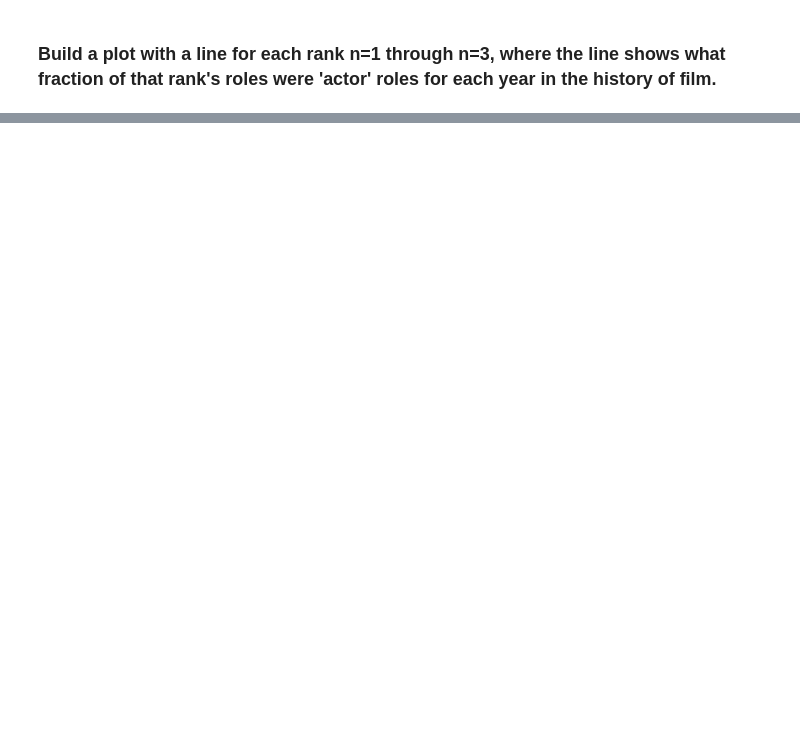
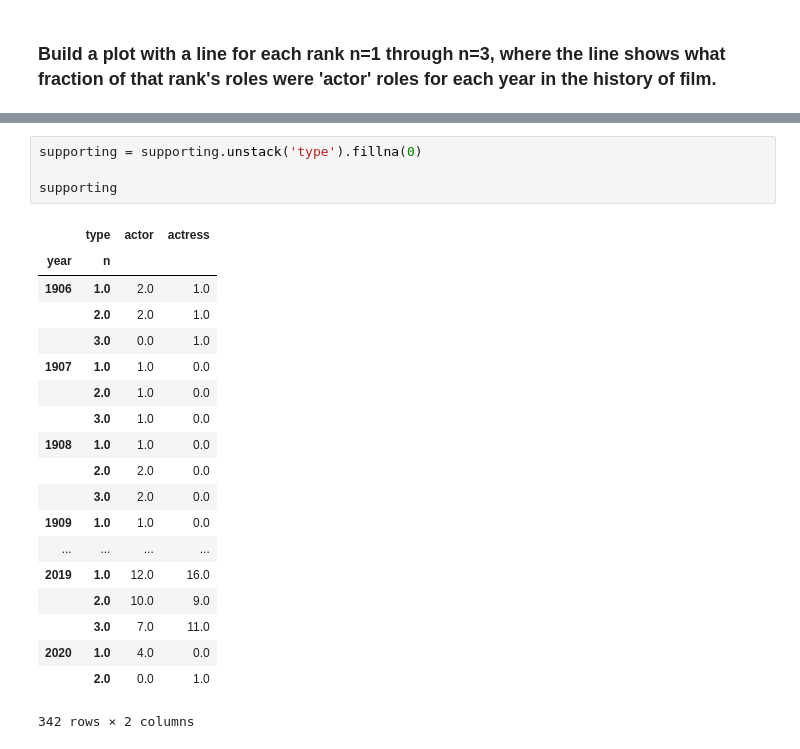
Before and after one commit to tansudasli/analytics-sandbox, a Jupyter notebook: pandas/Exercises-4.ipynb, the cells around one changed output, grey strips where cells are left out. Drawn from its saved outputs; the diff is of its cells as text; blank space fills up the shorter version.

```diff
--- a/pandas/Exercises-4.ipynb
+++ b/pandas/Exercises-4.ipynb
@@ -136,0 +173,24 @@ fraction.plot(ylim=[0,1])
+# %%
+supporting = supporting.unstack('type').fillna(0)
+
+supporting
+# %% [output]
+|  | type | actor | actress |
+| year | n |  |  |
+| 1906 | 1.0 | 2.0 | 1.0 |
+|  | 2.0 | 2.0 | 1.0 |
+|  | 3.0 | 0.0 | 1.0 |
+| 1907 | 1.0 | 1.0 | 0.0 |
+|  | 2.0 | 1.0 | 0.0 |
+|  | 3.0 | 1.0 | 0.0 |
+| 1908 | 1.0 | 1.0 | 0.0 |
+|  | 2.0 | 2.0 | 0.0 |
+|  | 3.0 | 2.0 | 0.0 |
+| 1909 | 1.0 | 1.0 | 0.0 |
+| ... | ... | ... | ... |
+| 2019 | 1.0 | 12.0 | 16.0 |
+|  | 2.0 | 10.0 | 9.0 |
+|  | 3.0 | 7.0 | 11.0 |
+| 2020 | 1.0 | 4.0 | 0.0 |
+|  | 2.0 | 0.0 | 1.0 |
+342 rows × 2 columns
```
Also changed, not shown: parts of 4 cells of this notebook.
